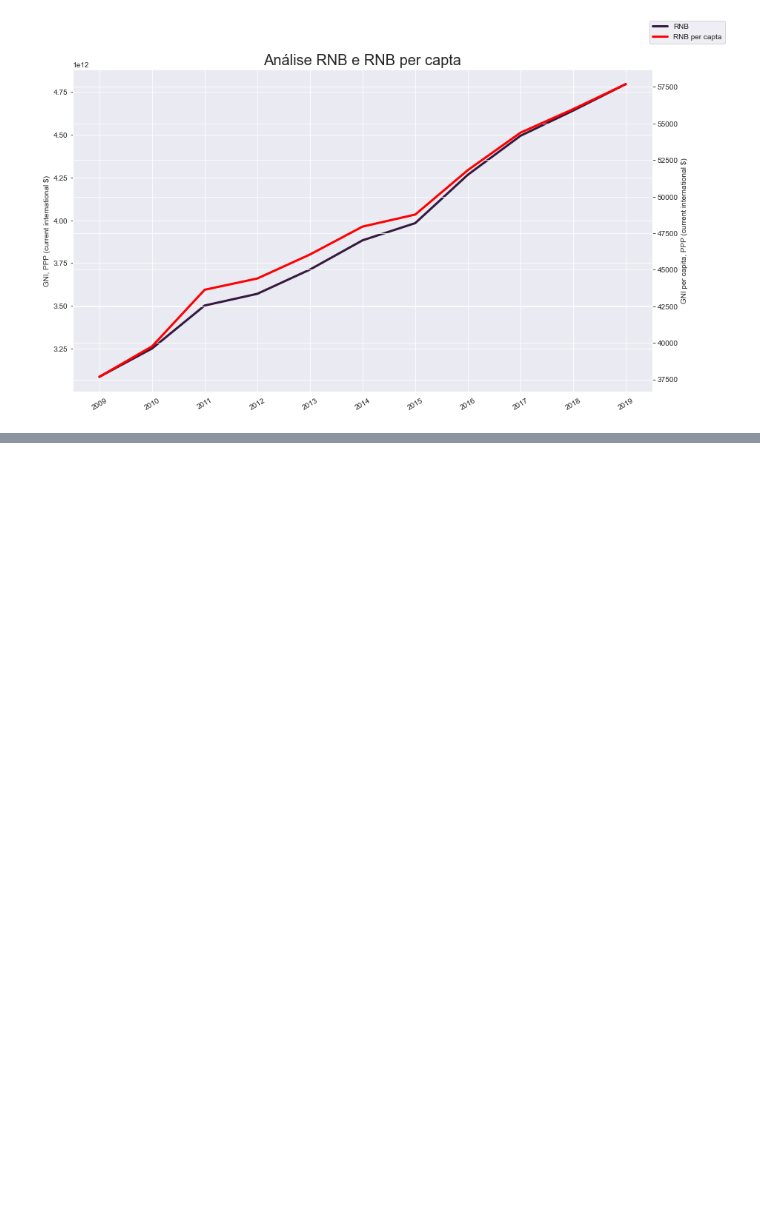
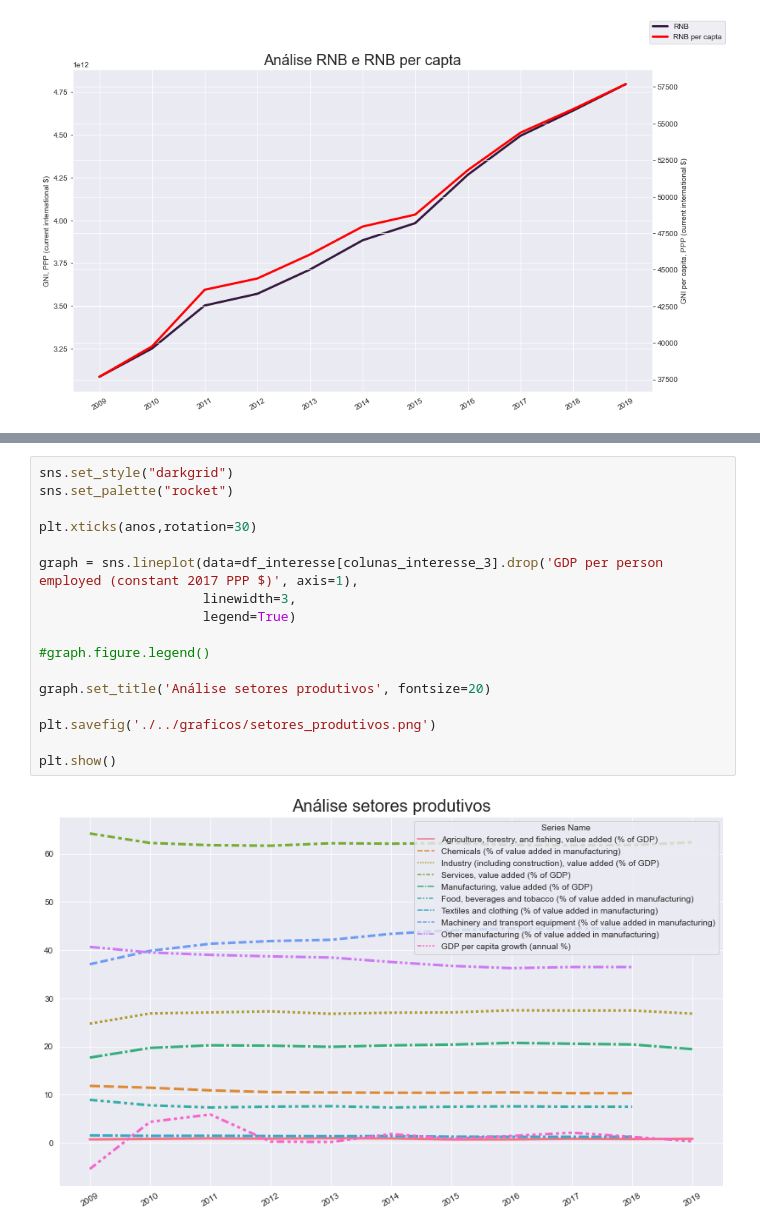
Before and after one commit to rmcnribeiro/T3_ECO-A, a Jupyter notebook: codigos/trabalho_3.ipynb, the cells around one changed output, grey strips where cells are left out. Drawn from its saved outputs; the diff is of its cells as text; blank space fills up the shorter version.

```diff
--- a/codigos/trabalho_3.ipynb
+++ b/codigos/trabalho_3.ipynb
@@ -127,0 +176,19 @@ plt.show()
+# %%
+sns.set_style("darkgrid")
+sns.set_palette("rocket")
+
+plt.xticks(anos,rotation=30)
+
+graph = sns.lineplot(data=df_interesse[colunas_interesse_3].drop('GDP per person employed (constant 2017 PPP $)', axis=1),
+                     linewidth=3,
+                     legend=True)
+
+#graph.figure.legend()
+
+graph.set_title('Análise setores produtivos', fontsize=20)
+
+plt.savefig('./../graficos/setores_produtivos.png')
+
+plt.show()
+# %% [output]
+[figure, added]
```
Also changed, not shown: parts of 9 cells of this notebook, 2 other files.
